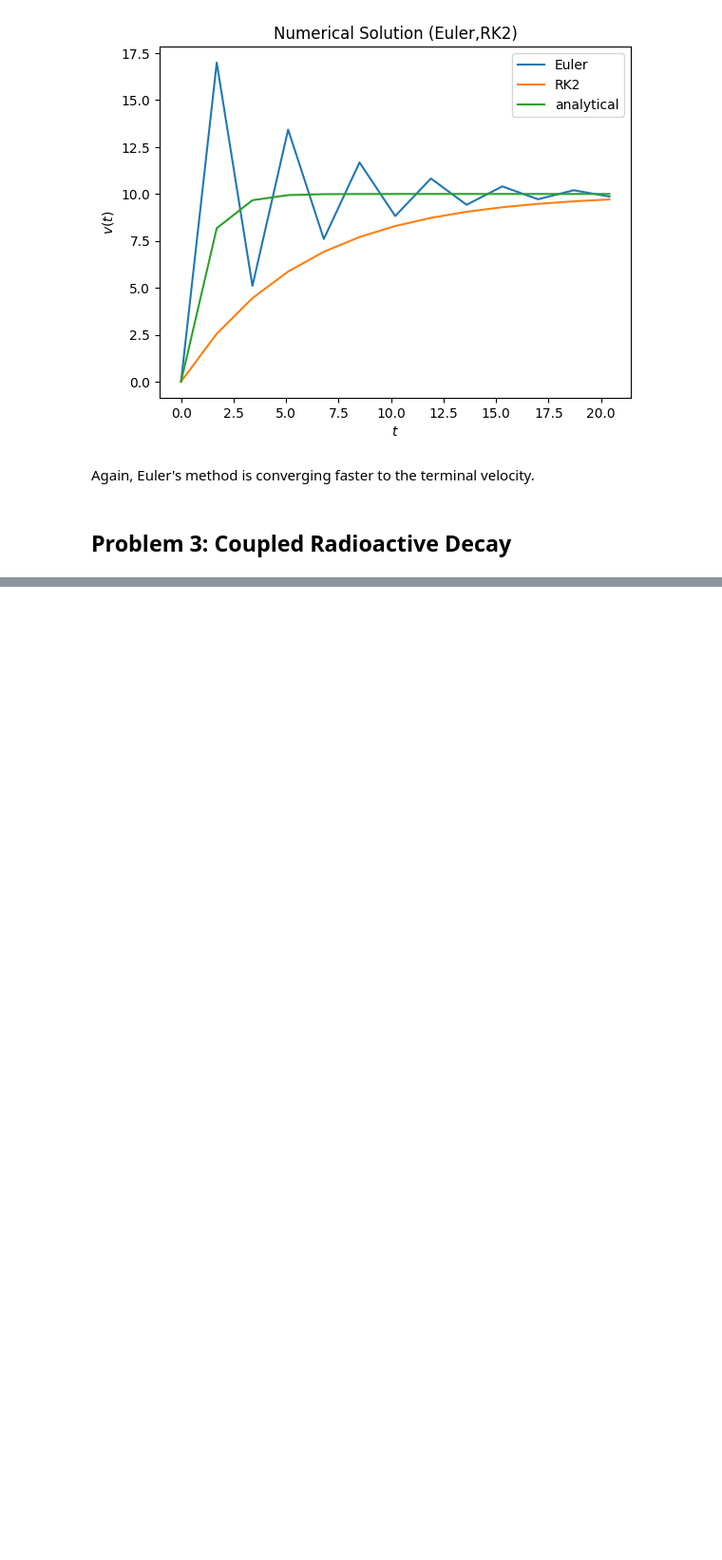
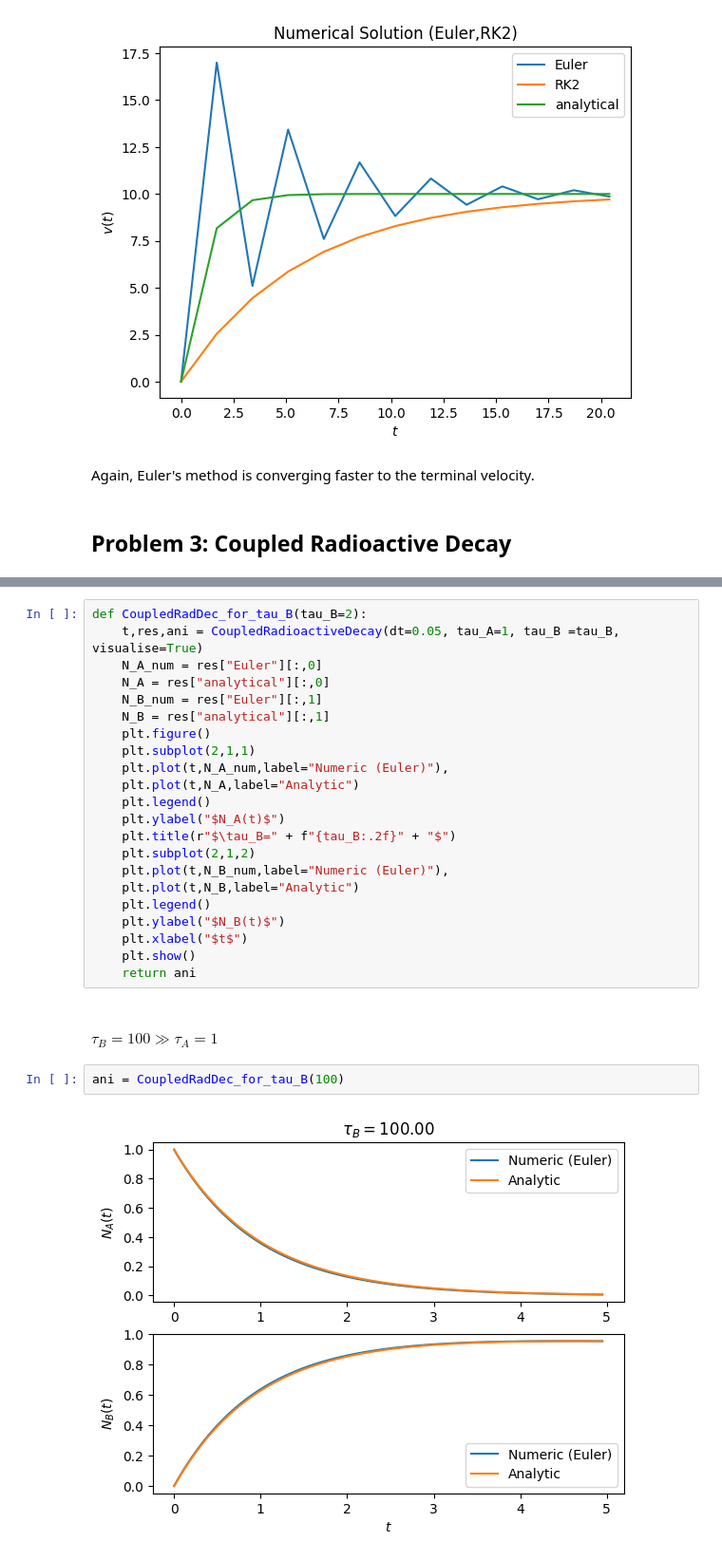
Before and after one commit to pranav-joshi-iitgn/PH509, a Jupyter notebook: Assignment1/A1.ipynb, the cells around one changed output, grey strips where cells are left out. Shown at 95% size. Cells and saved outputs as stored; diff of their text form; blank space fills up the shorter version.

```diff
--- a/A1.ipynb
+++ b/Assignment1/A1.ipynb
@@ -628,0 +924,28 @@ Again, Euler's method is converging faster to the terminal velocity.
+# %%
+def CoupledRadDec_for_tau_B(tau_B=2):
+    t,res,ani = CoupledRadioactiveDecay(dt=0.05, tau_A=1, tau_B =tau_B, visualise=True)
+    N_A_num = res["Euler"][:,0]
+    N_A = res["analytical"][:,0]
+    N_B_num = res["Euler"][:,1]
+    N_B = res["analytical"][:,1]
+    plt.figure()
+    plt.subplot(2,1,1)
+    plt.plot(t,N_A_num,label="Numeric (Euler)"),
+    plt.plot(t,N_A,label="Analytic")
+    plt.legend()
+    plt.ylabel("$N_A(t)$")
+    plt.title(r"$\tau_B=" + f"{tau_B:.2f}" + "$")
+    plt.subplot(2,1,2)
+    plt.plot(t,N_B_num,label="Numeric (Euler)"),
+    plt.plot(t,N_B,label="Analytic")
+    plt.legend()
+    plt.ylabel("$N_B(t)$")
+    plt.xlabel("$t$")
+    plt.show()
+    return ani
+# %% [markdown]
+#### $\tau_B = 100 \gg \tau_A =1$
+# %%
+ani = CoupledRadDec_for_tau_B(100)
+# %% [output]
+[figure, added]
```
Also changed, not shown: parts of 50 cells of this notebook, 3 other files.
